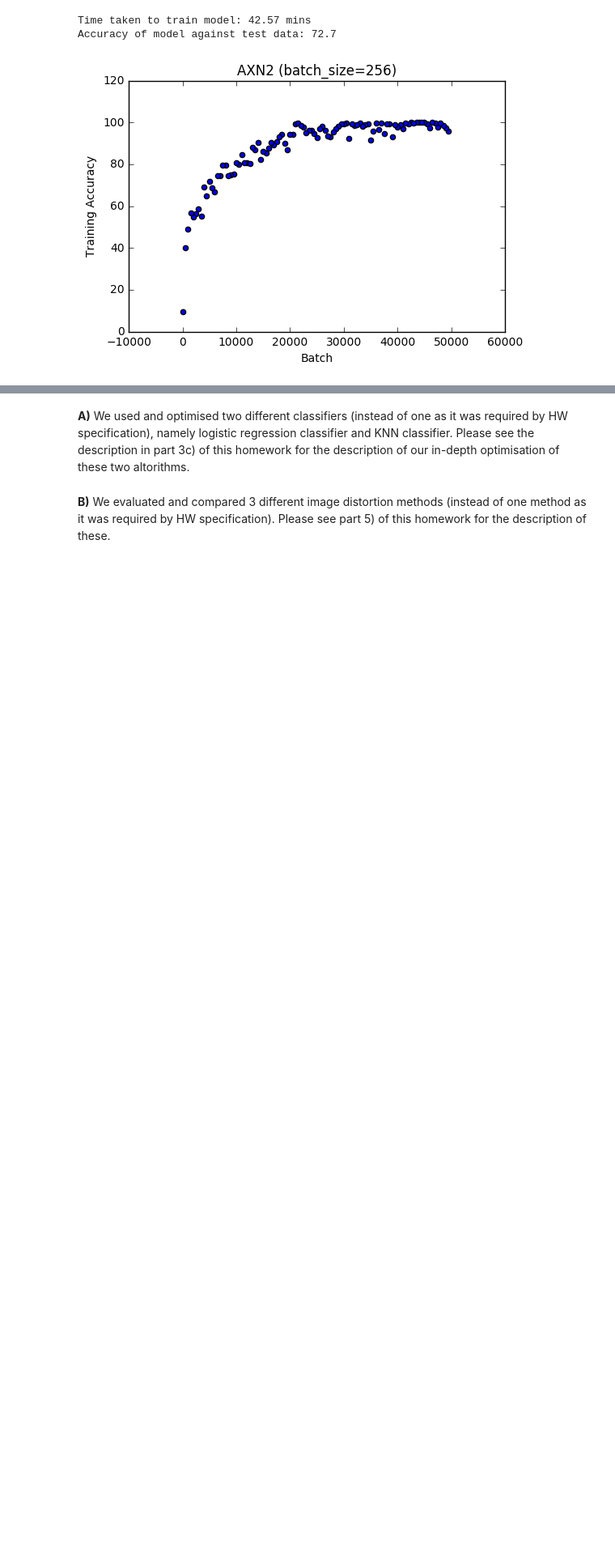
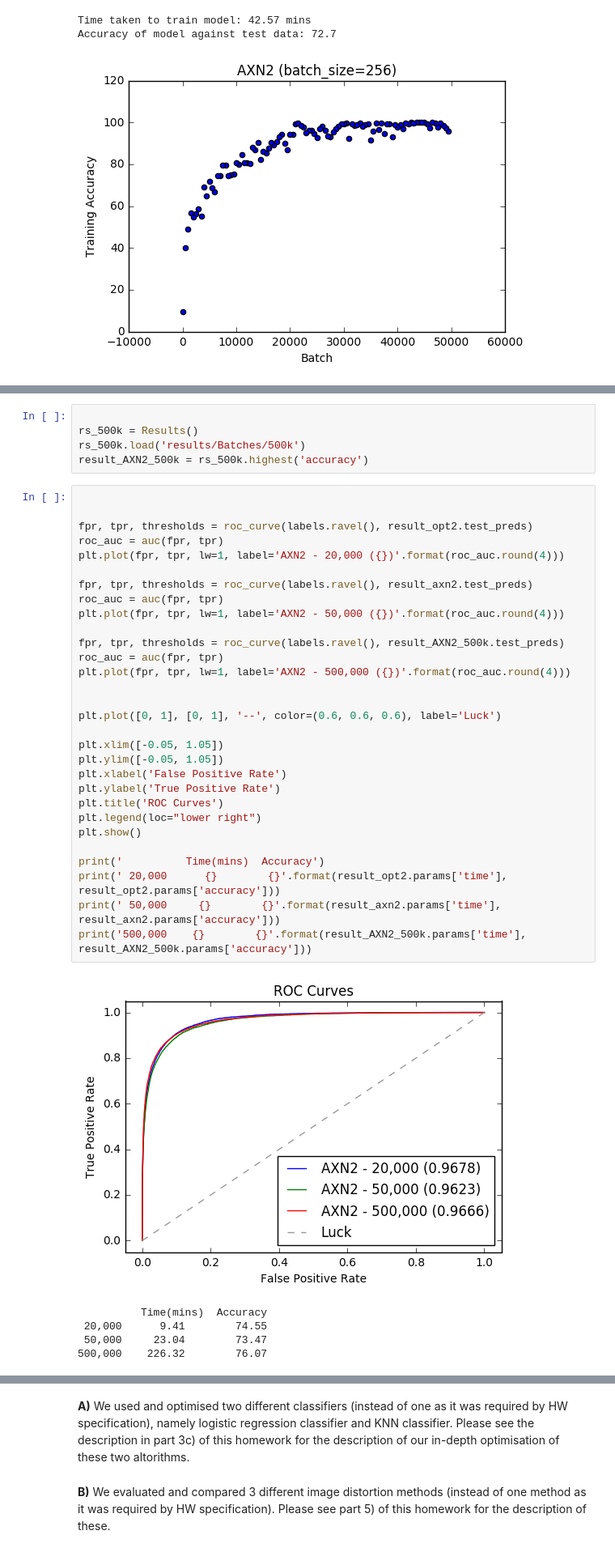
Before and after one commit to rabjohnston/E81HW4, a Jupyter notebook: submission/HW4.ipynb, the cells around one changed output, grey strips where cells are left out. Shown at 81% size. Cells and saved outputs as stored; diff of their text form; blank space fills up the shorter version.

Commit message:
Updated notebook (all sections). Added 500k results. Moved code into the submission directory.

```diff
--- a/submission/HW4.ipynb
+++ b/submission/HW4.ipynb
@@ -850,3 +827,44 @@ AXN2 (256)      42.57        72.7
+# %%
+
+rs_500k = Results()
+rs_500k.load('results/Batches/500k')
+result_AXN2_500k = rs_500k.highest('accuracy')
+# %%
+
+
+fpr, tpr, thresholds = roc_curve(labels.ravel(), result_opt2.test_preds)
+roc_auc = auc(fpr, tpr)
+plt.plot(fpr, tpr, lw=1, label='AXN2 - 20,000 ({})'.format(roc_auc.round(4)))
+
+fpr, tpr, thresholds = roc_curve(labels.ravel(), result_axn2.test_preds)
+roc_auc = auc(fpr, tpr)
+plt.plot(fpr, tpr, lw=1, label='AXN2 - 50,000 ({})'.format(roc_auc.round(4)))
+
+fpr, tpr, thresholds = roc_curve(labels.ravel(), result_AXN2_500k.test_preds)
+roc_auc = auc(fpr, tpr)
+plt.plot(fpr, tpr, lw=1, label='AXN2 - 500,000 ({})'.format(roc_auc.round(4)))
+
+
+plt.plot([0, 1], [0, 1], '--', color=(0.6, 0.6, 0.6), label='Luck')
+
+plt.xlim([-0.05, 1.05])
+plt.ylim([-0.05, 1.05])
+plt.xlabel('False Positive Rate')
+plt.ylabel('True Positive Rate')
+plt.title('ROC Curves')
+plt.legend(loc="lower right")
+plt.show()
+
+print('          Time(mins)  Accuracy')
+print(' 20,000      {}        {}'.format(result_opt2.params['time'], result_opt2.params['accuracy']))
+print(' 50,000     {}        {}'.format(result_axn2.params['time'], result_axn2.params['accuracy']))
+print('500,000    {}        {}'.format(result_AXN2_500k.params['time'], result_AXN2_500k.params['accuracy']))
+# %% [output]
+[figure, added]
+          Time(mins)  Accuracy
+ 20,000      9.41        74.55
+ 50,000     23.04        73.47
+500,000    226.32        76.07
 # %% [markdown]
 ### Results
 
```
Also changed, not shown: parts of 41 cells of this notebook, 21 other files.
